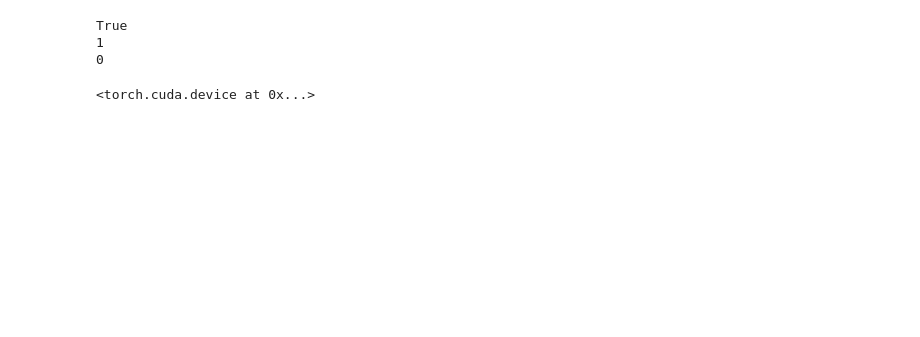
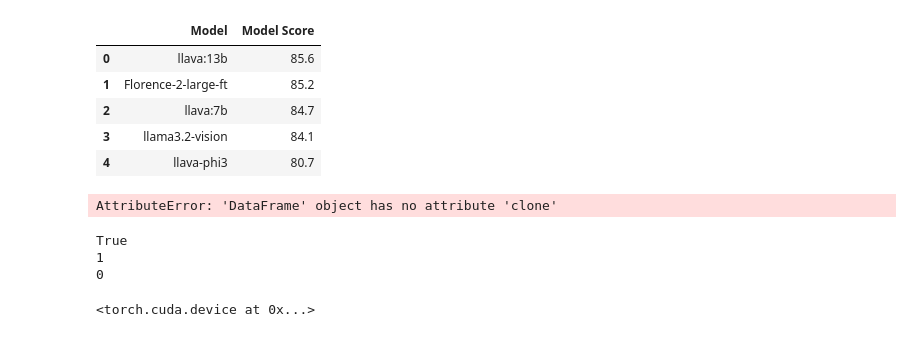
Before and after one commit to syamaner/photo-search, a Jupyter notebook: src/PhotoSearch.AppHost/Notebooks/comparison.ipynb, the cells around one changed output. Drawn from its saved outputs; the diff is of its cells as text; code cells hidden in the pictures; blank space fills up the shorter version.

```diff
--- a/src/PhotoSearch.AppHost/Notebooks/comparison.ipynb
+++ b/src/PhotoSearch.AppHost/Notebooks/comparison.ipynb
@@ -33,3 +66,34 @@ The image is taken from an angle that provides a clear view of both the stage an
+# %%
+# Calculate the average score for each model
+# Convert the 'Score' column to a numeric data type
+
+
+model_scores = df.groupby('Model')['Score'].mean().reset_index()
+model_scores = model_scores.rename(columns={'Score': 'Model Score'})
+model_scores = model_scores.sort_values('Model Score', ascending=False).reset_index()
+model_scores = model_scores.drop(columns=['index'])
+model_scores['Model Score'] = model_scores['Model Score'].round(2).astype(str)
+model_scores_styled = model_scores.head(5).style.set_properties(**{'text-align': 'left'})
+display(HTML(model_scores_styled.to_html(escape=False, index=False)))
+# %% [output]
+|  | Model | Model Score |
+| 0 | llava:13b | 85.6 |
+| 1 | Florence-2-large-ft | 85.2 |
+| 2 | llava:7b | 84.7 |
+| 3 | llama3.2-vision | 84.1 |
+| 4 | llava-phi3 | 80.7 |
+# %%
+# Get the model with the highest average score
+best_model = model_scores.loc[model_scores['Model Score'].astype(float).idxmax(), 'Model']
+
+# Filter the original DataFrame to include only the best model
+best_model_results = df[df['Model'] == best_model].copy()
+best_model_results['Score'] = best_model_results['Score'].round(2).astype(str)
+# Display the results for the best model
+best_model_results_styled = best_model_results.head(50).style.set_properties(**{'text-align': 'left'})
+display(HTML(best_model_results_styled.to_html(escape=False, index=False)))
+# %% [output]
+AttributeError: 'DataFrame' object has no attribute 'clone'
 # %%
 
 import torch
```
Also changed, not shown: parts of 2 cells of this notebook, 5 other files.
